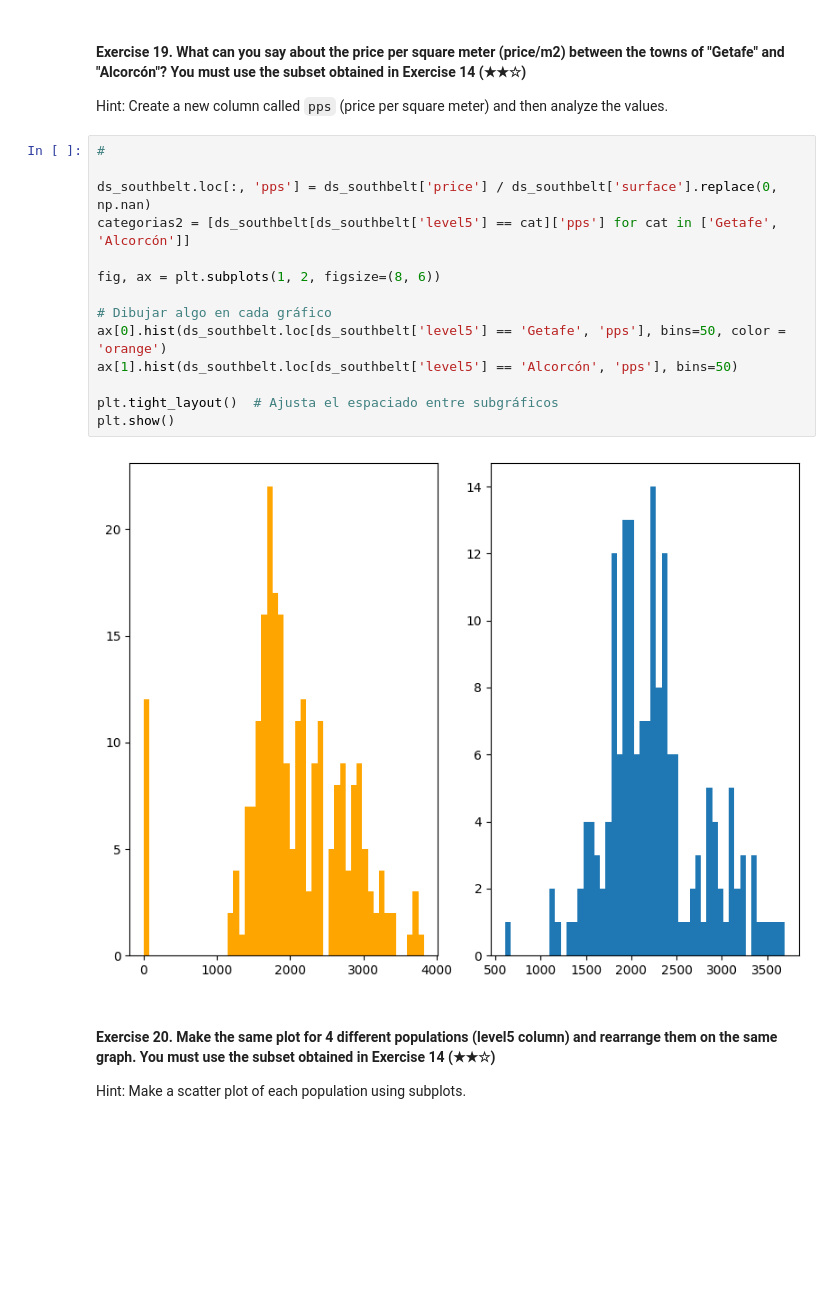
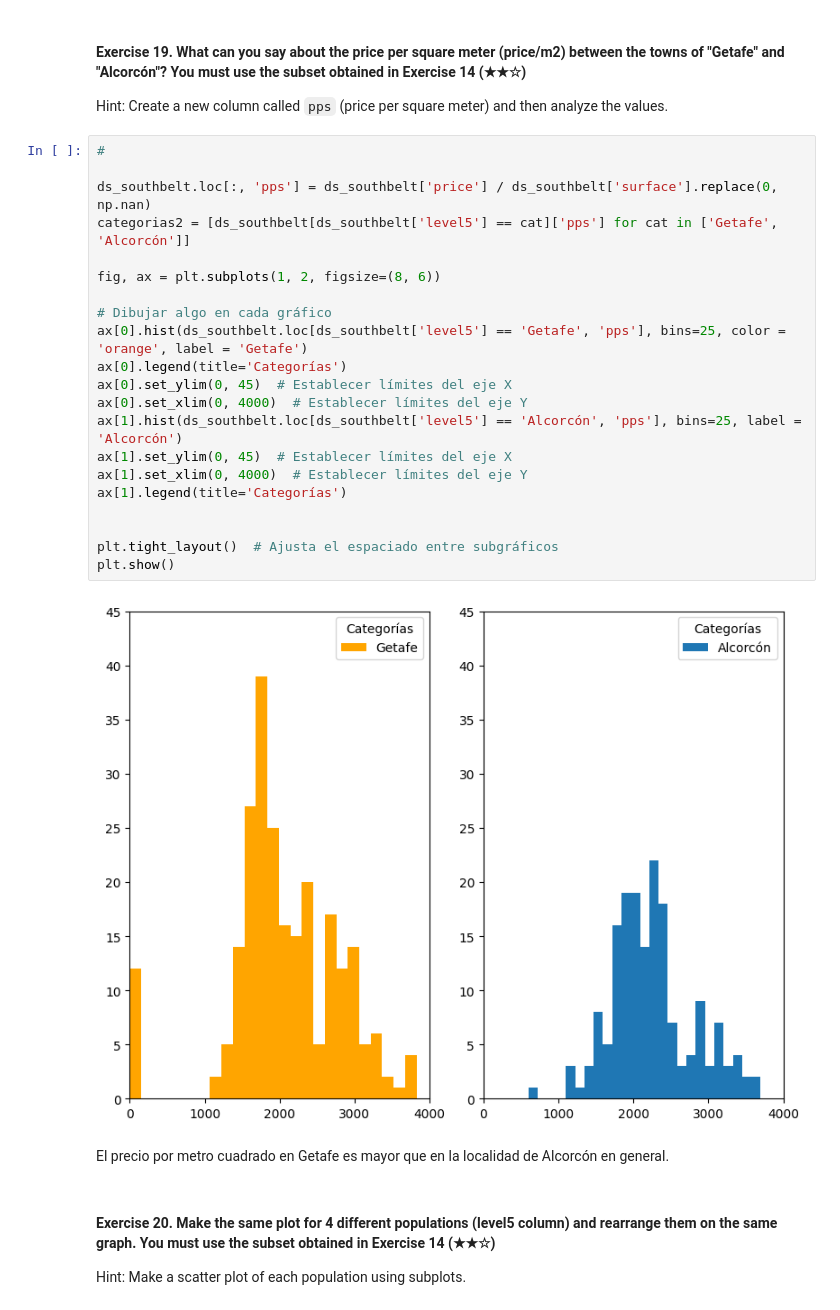
Before and after one commit to gzsomm/realestate-datacleanup-exercise, a Jupyter notebook: project.ipynb, the cells around one changed output. Cells and saved outputs as stored; diff of their text form; blank space fills up the shorter version.

```diff
--- a/project.ipynb
+++ b/project.ipynb
@@ -488,19 +492,28 @@ Hint: Create a new column called `pps` (price per square meter) and then analyze
 # %%
 #
 
 ds_southbelt.loc[:, 'pps'] = ds_southbelt['price'] / ds_southbelt['surface'].replace(0, np.nan)
 categorias2 = [ds_southbelt[ds_southbelt['level5'] == cat]['pps'] for cat in ['Getafe', 'Alcorcón']]
 
 fig, ax = plt.subplots(1, 2, figsize=(8, 6))
 
 # Dibujar algo en cada gráfico
-ax[0].hist(ds_southbelt.loc[ds_southbelt['level5'] == 'Getafe', 'pps'], bins=50, color = 'orange')
-ax[1].hist(ds_southbelt.loc[ds_southbelt['level5'] == 'Alcorcón', 'pps'], bins=50)
+ax[0].hist(ds_southbelt.loc[ds_southbelt['level5'] == 'Getafe', 'pps'], bins=25, color = 'orange', label = 'Getafe')
+ax[0].legend(title='Categorías')
+ax[0].set_ylim(0, 45)  # Establecer límites del eje X
+ax[0].set_xlim(0, 4000)  # Establecer límites del eje Y
+ax[1].hist(ds_southbelt.loc[ds_southbelt['level5'] == 'Alcorcón', 'pps'], bins=25, label = 'Alcorcón')
+ax[1].set_ylim(0, 45)  # Establecer límites del eje X
+ax[1].set_xlim(0, 4000)  # Establecer límites del eje Y
+ax[1].legend(title='Categorías')
+
 
 plt.tight_layout()  # Ajusta el espaciado entre subgráficos
 plt.show()
 # %% [output]
-[figure, old version]
+[figure, new version]
+# %% [markdown]
+El precio por metro cuadrado en Getafe es mayor que en la localidad de Alcorcón en general.
 # %% [markdown]
 #### Exercise 20. Make the same plot for 4 different populations (level5 column) and rearrange them on the same graph. You must use the subset obtained in Exercise 14 (★★☆)
 
```
Also changed, not shown: parts of 4 cells of this notebook.
